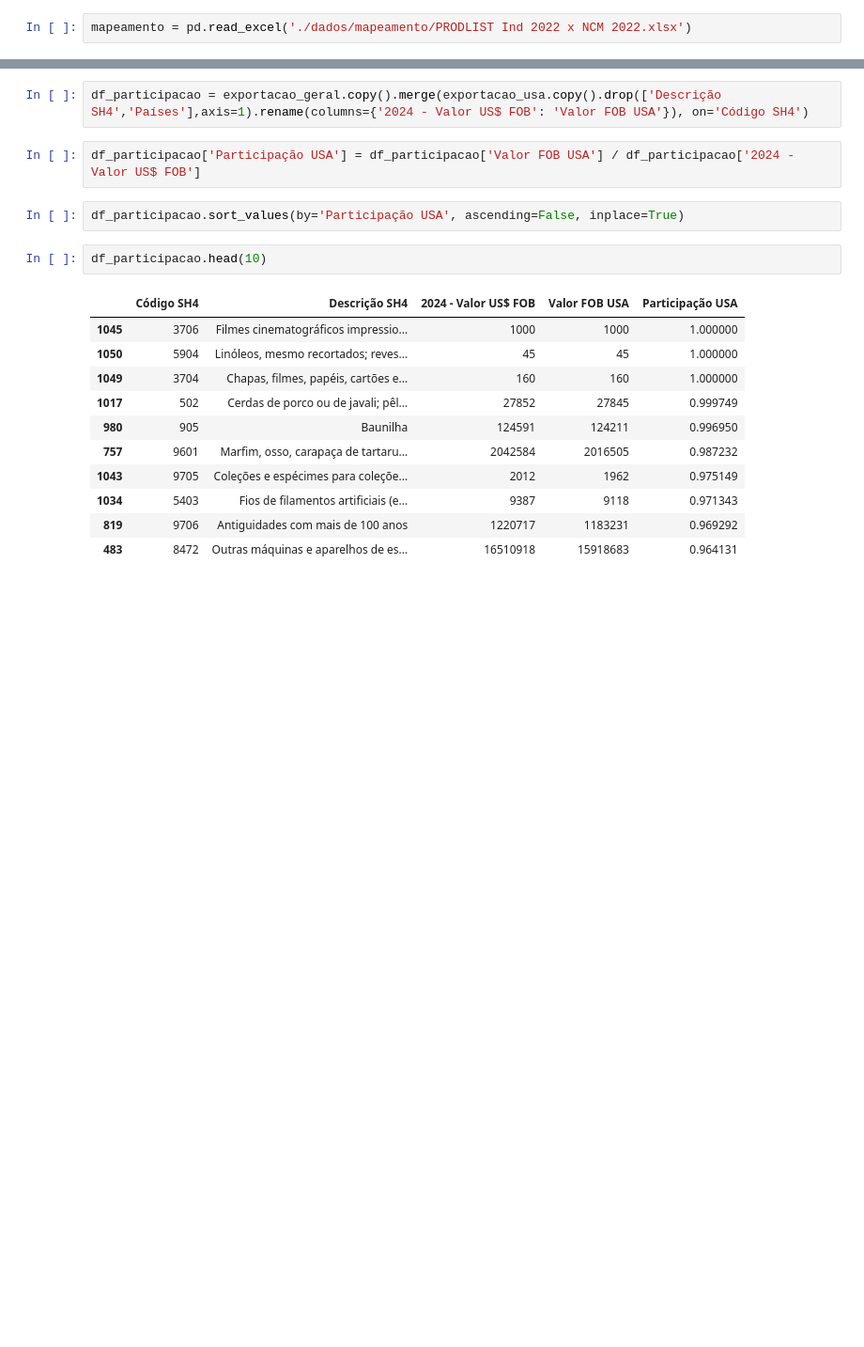
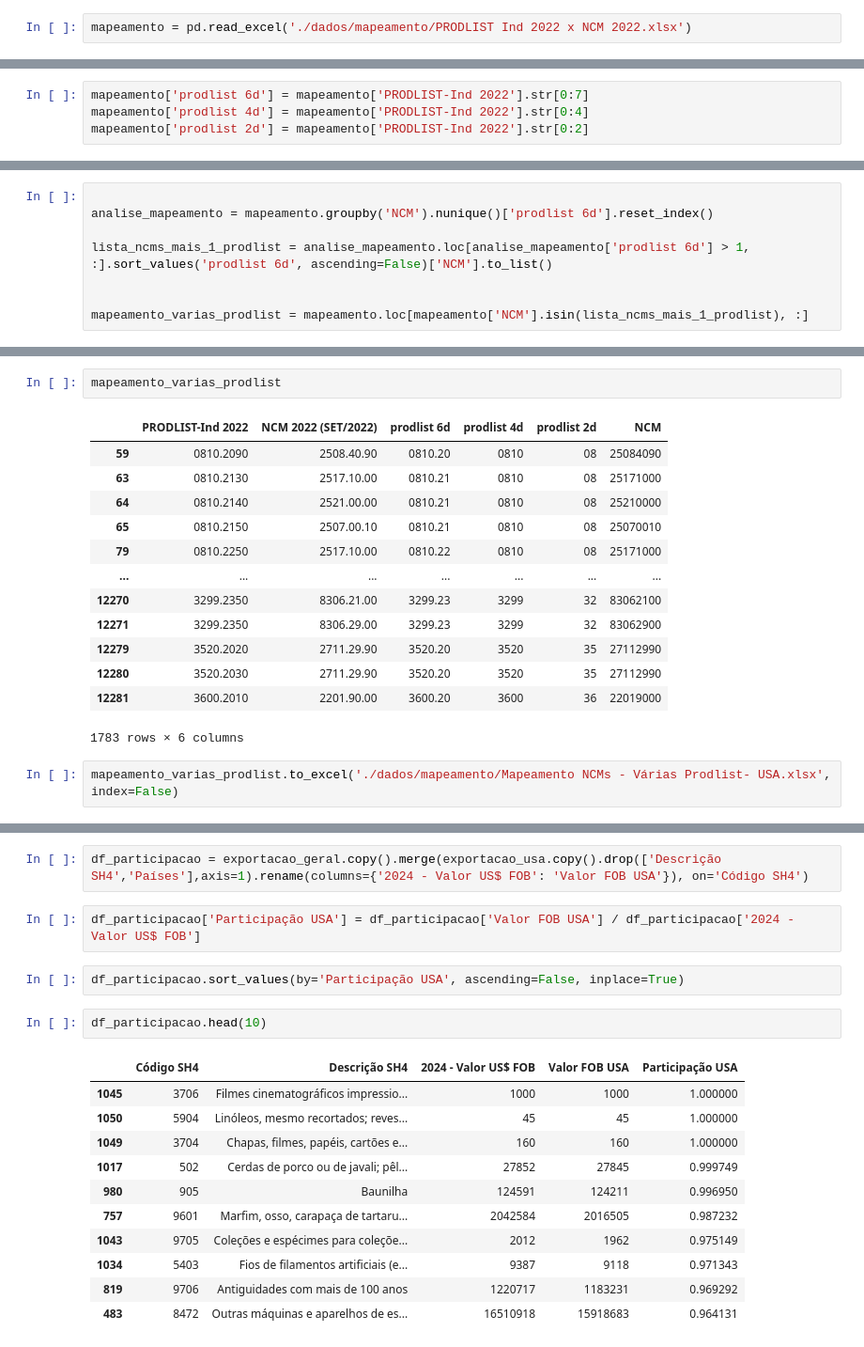
Before and after one commit to amiltonmendes/analise_insumo_produto, a Jupyter notebook: Análise Comex - BRA - EUA.ipynb, the cells around one changed output, grey strips where cells are left out. Shown at 94% size. Cells and saved outputs as stored; diff of their text form; blank space fills up the shorter version.

Commit message:
Atualização prodlist

```diff
--- a/Análise Comex - BRA - EUA.ipynb
+++ b/Análise Comex - BRA - EUA.ipynb
@@ -29,0 +61,4 @@ mapeamento.head(2)
+# %%
+mapeamento['prodlist 6d'] = mapeamento['PRODLIST-Ind 2022'].str[0:7]
+mapeamento['prodlist 4d'] = mapeamento['PRODLIST-Ind 2022'].str[0:4]
+mapeamento['prodlist 2d'] = mapeamento['PRODLIST-Ind 2022'].str[0:2]
@@ -29,0 +69,8 @@ mapeamento.head(2)
+# %%
+
+analise_mapeamento = mapeamento.groupby('NCM').nunique()['prodlist 6d'].reset_index()
+
+lista_ncms_mais_1_prodlist = analise_mapeamento.loc[analise_mapeamento['prodlist 6d'] > 1, :].sort_values('prodlist 6d', ascending=False)['NCM'].to_list()
+
+
+mapeamento_varias_prodlist = mapeamento.loc[mapeamento['NCM'].isin(lista_ncms_mais_1_prodlist), :]
@@ -29,0 +91,18 @@ mapeamento.head(2)
+# %%
+mapeamento_varias_prodlist
+# %% [output]
+|  | PRODLIST-Ind 2022 | NCM 2022 (SET/2022) | prodlist 6d | prodlist 4d | prodlist 2d | NCM |
+| 59 | 0810.2090 | 2508.40.90 | 0810.20 | 0810 | 08 | 25084090 |
+| 63 | 0810.2130 | 2517.10.00 | 0810.21 | 0810 | 08 | 25171000 |
+| 64 | 0810.2140 | 2521.00.00 | 0810.21 | 0810 | 08 | 25210000 |
+| 65 | 0810.2150 | 2507.00.10 | 0810.21 | 0810 | 08 | 25070010 |
+| 79 | 0810.2250 | 2517.10.00 | 0810.22 | 0810 | 08 | 25171000 |
+| ... | ... | ... | ... | ... | ... | ... |
+| 12270 | 3299.2350 | 8306.21.00 | 3299.23 | 3299 | 32 | 83062100 |
+| 12271 | 3299.2350 | 8306.29.00 | 3299.23 | 3299 | 32 | 83062900 |
+| 12279 | 3520.2020 | 2711.29.90 | 3520.20 | 3520 | 35 | 27112990 |
+| 12280 | 3520.2030 | 2711.29.90 | 3520.20 | 3520 | 35 | 27112990 |
+| 12281 | 3600.2010 | 2201.90.00 | 3600.20 | 3600 | 36 | 22019000 |
+1783 rows × 6 columns
+# %%
+mapeamento_varias_prodlist.to_excel('./dados/mapeamento/Mapeamento NCMs - Várias Prodlist- USA.xlsx', index=False)
```
Also changed, not shown: parts of 21 cells of this notebook, 8 other files.
